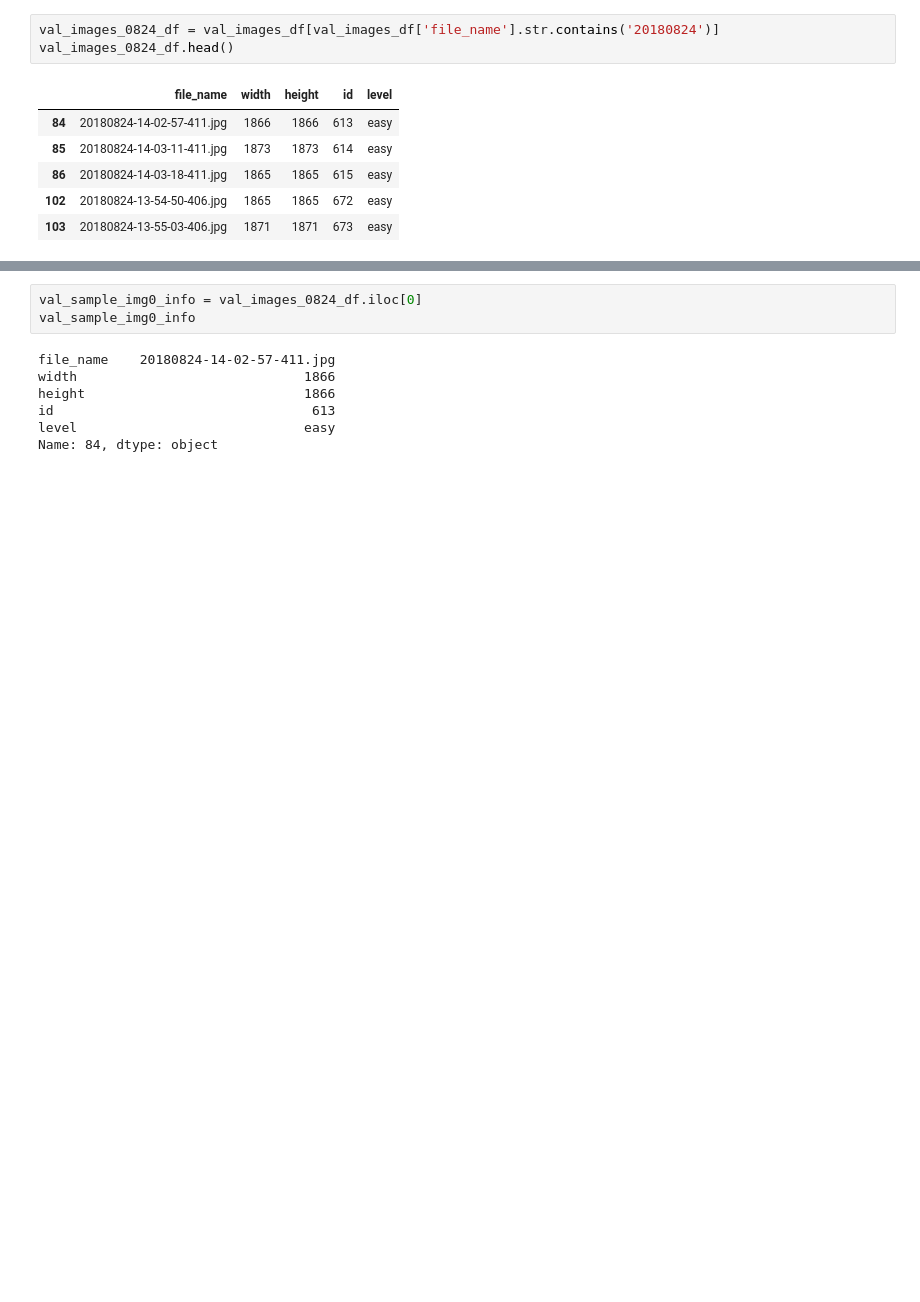
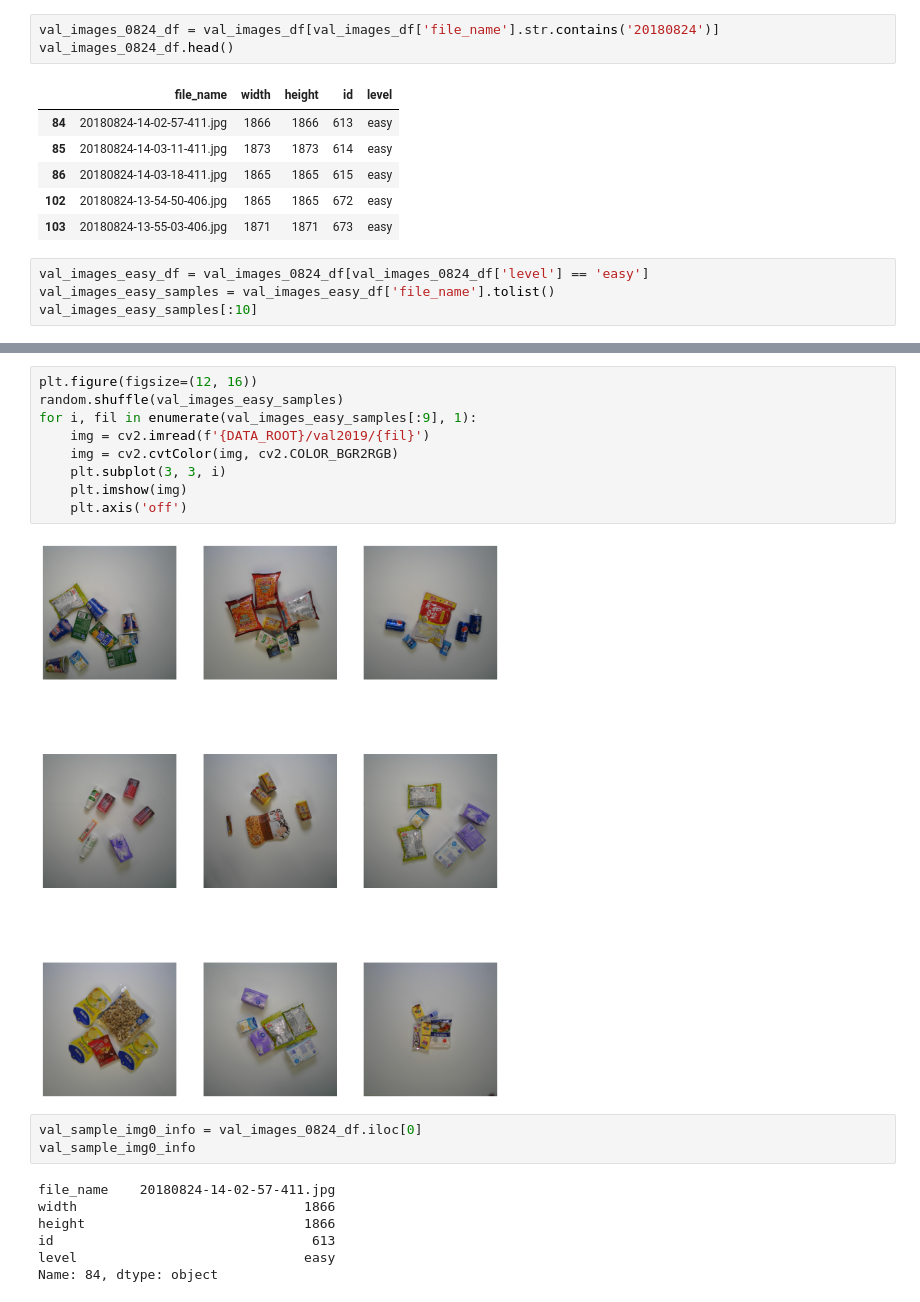
Before and after one commit to qrsforever/hzcsnote, a Jupyter notebook: kaggle/retail_product_checkout.ipynb, the cells around one changed output, grey strips where cells are left out. Drawn from its saved outputs; the diff is of its cells as text; blank space fills up the shorter version.

```diff
--- a/kaggle/retail_product_checkout.ipynb
+++ b/kaggle/retail_product_checkout.ipynb
@@ -215,3 +219,7 @@ val_images_0824_df.head()
 | 86 | 20180824-14-03-18-411.jpg | 1865 | 1865 | 615 | easy |
 | 102 | 20180824-13-54-50-406.jpg | 1865 | 1865 | 672 | easy |
 | 103 | 20180824-13-55-03-406.jpg | 1871 | 1871 | 673 | easy |
+# %%
+val_images_easy_df = val_images_0824_df[val_images_0824_df['level'] == 'easy']
+val_images_easy_samples = val_images_easy_df['file_name'].tolist()
+val_images_easy_samples[:10]
@@ -218,3 +237,14 @@ val_images_0824_df.head()
+# %%
+plt.figure(figsize=(12, 16))
+random.shuffle(val_images_easy_samples)
+for i, fil in enumerate(val_images_easy_samples[:9], 1):
+    img = cv2.imread(f'{DATA_ROOT}/val2019/{fil}')
+    img = cv2.cvtColor(img, cv2.COLOR_BGR2RGB)
+    plt.subplot(3, 3, i)
+    plt.imshow(img)
+    plt.axis('off')
+# %% [output]
+[figure, added]
 # %%
 val_sample_img0_info = val_images_0824_df.iloc[0]
 val_sample_img0_info
```
Also changed, not shown: parts of 2 cells of this notebook, 7 other files.
